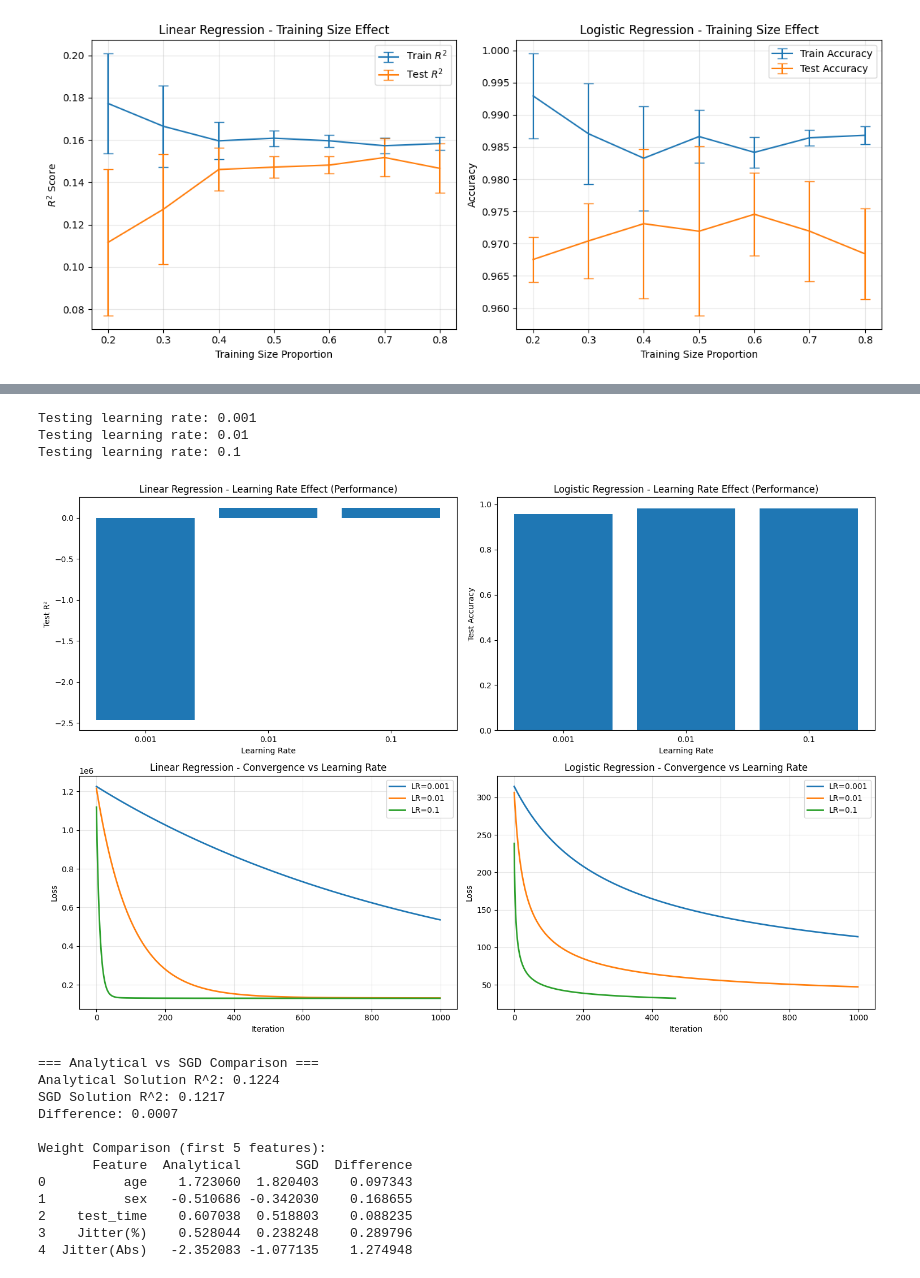
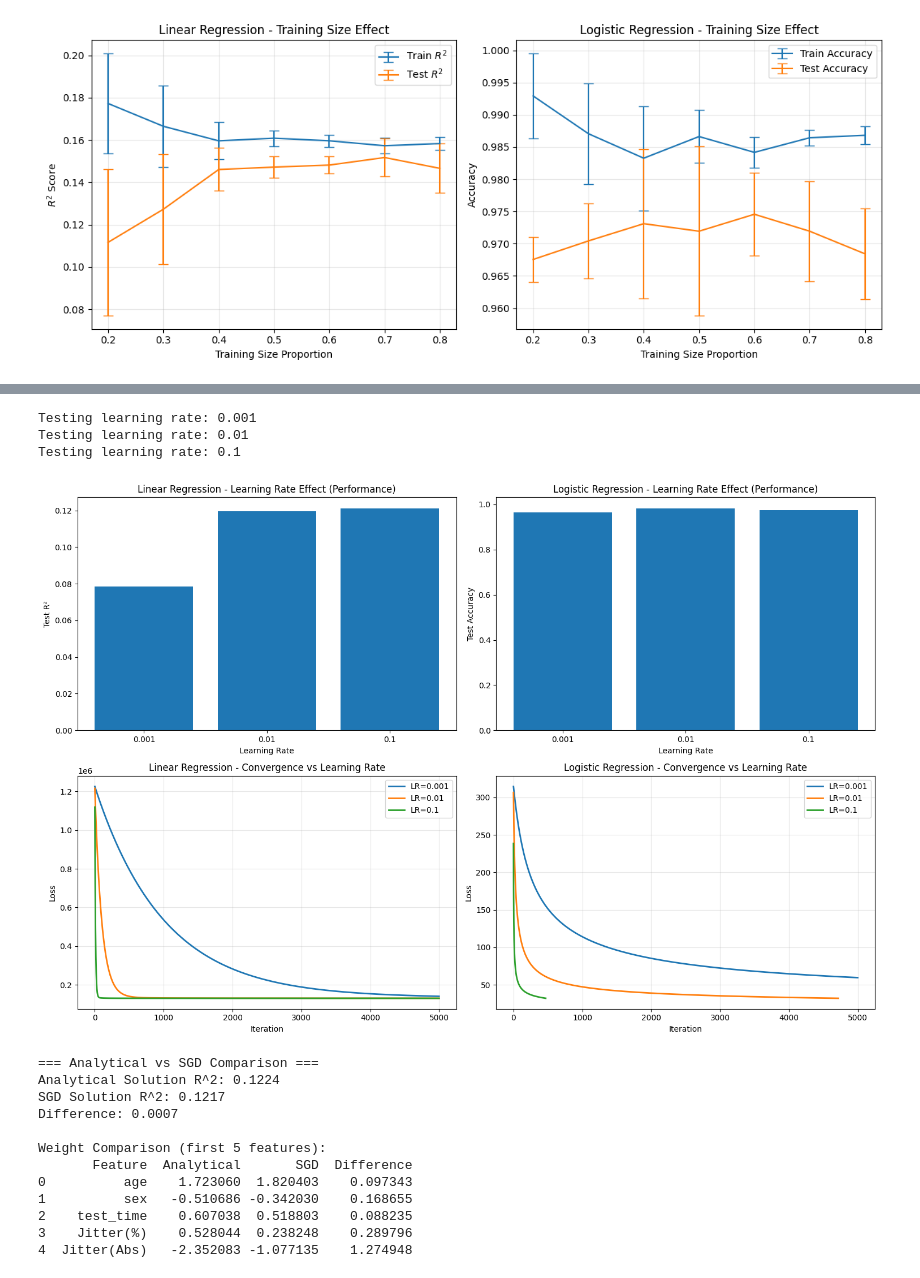
Before and after one commit to Eric3939/comp551_a1, a Jupyter notebook: main_experiments.ipynb, the cells around one changed output, grey strips where cells are left out. Cells and saved outputs as stored; diff of their text form; code cells hidden in the pictures.

```diff
--- a/main_experiments.ipynb
+++ b/main_experiments.ipynb
@@ -222,7 +222,7 @@ plt.show()
 [figure]
 # %%
 # Mini-batch Size Comparison with Convergence Plots
-batch_sizes = [8, 16, 32, 64, 128, 'full']
+batch_sizes = [8, 16, 32, 64, 128]
 linear_results, logistic_results = [], []
 linear_loss_histories, logistic_loss_histories = [], []
 
@@ -318,7 +317,7 @@ for lr in learning_rates:
     print(f"Testing learning rate: {lr}")
 
     # Linear regression
-    optimizer = GradientDescent(lr=lr, max_iters=1000, record_loss=True)
+    optimizer = GradientDescent(lr=lr, max_iters=7000, record_loss=True)
     model = LinearRegression()
     model.fit_gradient_descent(X_park_train_scaled, y_park_train, optimizer)
     pred_test = model.predict(X_park_test_scaled)
@@ -327,7 +326,7 @@ for lr in learning_rates:
     linear_lr_loss_histories.append(optimizer.loss_history)
 
     # Logistic regression
-    optimizer = GradientDescent(lr=lr, max_iters=1000, record_loss=True)
+    optimizer = GradientDescent(lr=lr, max_iters=7000, record_loss=True)
     model = LogisticRegression()
     model.fit(X_wdbc_train_scaled, y_wdbc_train, optimizer)
     pred_test = model.predict(X_wdbc_test_scaled)
@@ -354,34 +353,34 @@ plt.ylabel('Test Accuracy')
 plt.title('Logistic Regression - Learning Rate Effect (Performance)')
 
 # Convergence plots
 plt.subplot(2, 2, 3)
 for i, lr in enumerate(learning_rates):
     plt.plot(range(len(linear_lr_loss_histories[i])), linear_lr_loss_histories[i],
             label=f'LR={lr}', linewidth=2)
 plt.xlabel('Iteration')
 plt.ylabel('Loss')
 plt.title('Linear Regression - Convergence vs Learning Rate')
 plt.legend()
 plt.grid(True, alpha=0.3)
 
 plt.subplot(2, 2, 4)
 for i, lr in enumerate(learning_rates):
     plt.plot(range(len(logistic_lr_loss_histories[i])), logistic_lr_loss_histories[i],
             label=f'LR={lr}', linewidth=2)
 plt.xlabel('Iteration')
 plt.ylabel('Loss')
 plt.title('Logistic Regression - Convergence vs Learning Rate')
 plt.legend()
 plt.grid(True, alpha=0.3)
 
 plt.tight_layout()
 plt.savefig('figures/learning_rate_effect_with_convergence.png', dpi=300, bbox_inches='tight')
 plt.show()
 # %% [output]
 Testing learning rate: 0.001
 Testing learning rate: 0.01
 Testing learning rate: 0.1
-[figure, old version]
+[figure, new version]
 # %%
 # Analytical vs SGD Comparison
 print("=== Analytical vs SGD Comparison ===")
```
Also changed, not shown: parts of 2 cells of this notebook, 3 other files.
